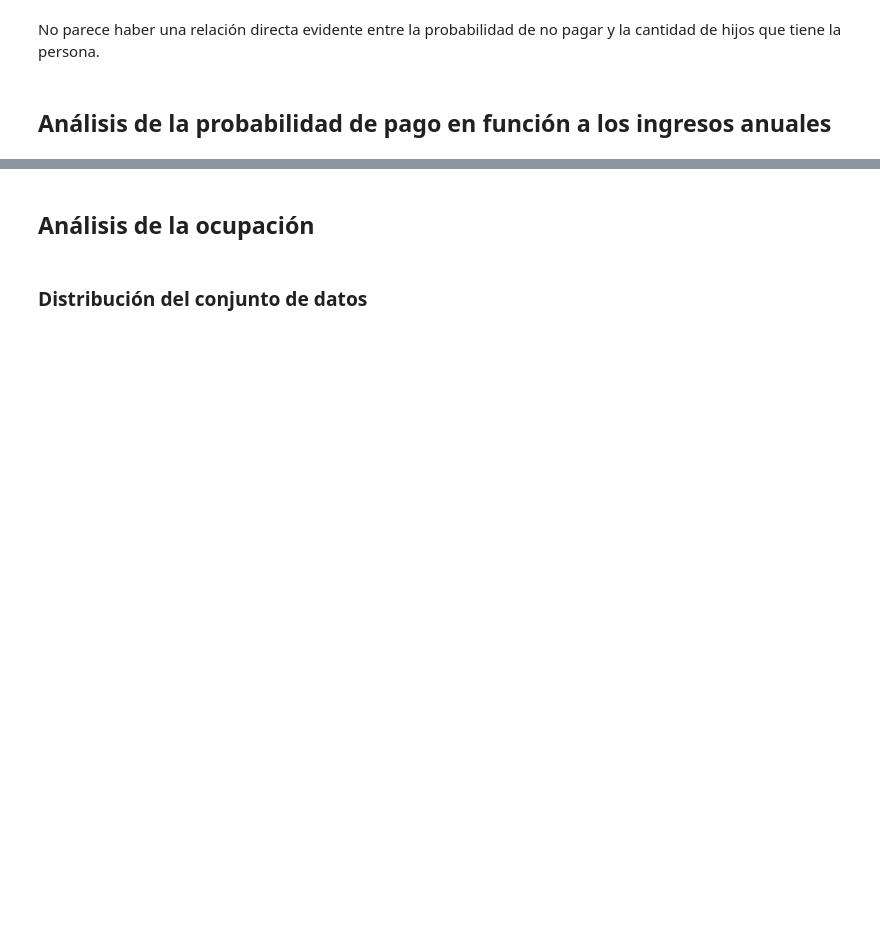
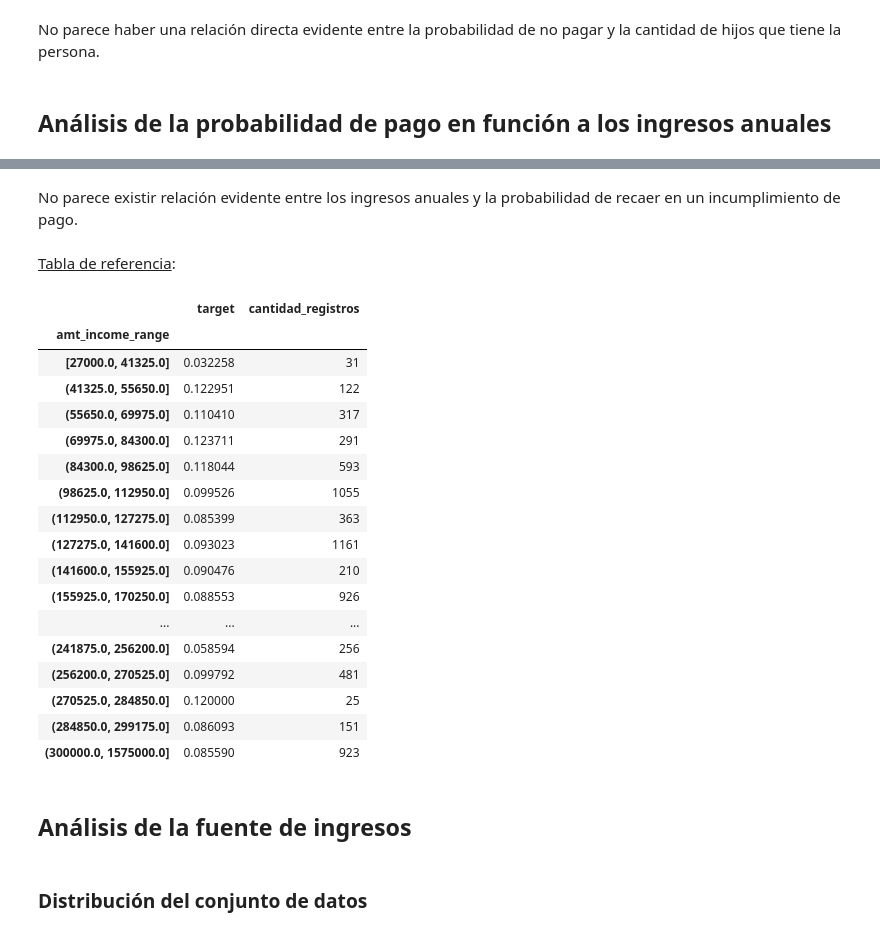
Before and after one commit to AgusTrulli/ML_Grupo_2, a Jupyter notebook: tp1_EDA.ipynb, the cells around one changed output, grey strips where cells are left out. Cells and saved outputs as stored; diff of their text form; code cells hidden in the pictures; blank space fills up the shorter version.

```diff
--- a/tp1_EDA.ipynb
+++ b/tp1_EDA.ipynb
@@ -447,0 +470,12 @@ No se puede observar una tendencia clara entre las dos variables, pero se puede
+# %%
+piv = df_clients.pivot_table('target', 'amt_income_range')
+piv.reset_index(inplace=True)
+
+piv['aux_sort'] = ((piv['amt_income_range'].str.split(',').str[1]).str.split(']').str[0]).astype('float64')
+piv.set_index('amt_income_range', inplace=True)
+piv.sort_values('aux_sort', inplace=True)
+
+piv.drop(['aux_sort'], axis='columns', inplace=True)
+
+piv.plot.line(width=950, height=500, rot=90, ylim=(0,1),
+              title='Probabilidad de pago según rango de ingresos')
@@ -448,5 +486,34 @@ No se puede observar una tendencia clara entre las dos variables, pero se puede
+# %% [markdown]
+No parece existir relación evidente entre los ingresos anuales y la probabilidad de recaer en un incumplimiento de pago.
+# %% [markdown]
+<u>Tabla de referencia</u>:
+# %%
+vc = df_clients.amt_income_range.value_counts().to_frame()
+vc.rename(columns={'amt_income_range': 'qty'}, inplace=True)
+
+piv['cantidad_registros'] = vc.qty
+piv
+# %% [output]
+|  | target | cantidad_registros |
+| amt_income_range |  |  |
+| [27000.0, 41325.0] | 0.032258 | 31 |
+| (41325.0, 55650.0] | 0.122951 | 122 |
+| (55650.0, 69975.0] | 0.110410 | 317 |
+| (69975.0, 84300.0] | 0.123711 | 291 |
+| (84300.0, 98625.0] | 0.118044 | 593 |
+| (98625.0, 112950.0] | 0.099526 | 1055 |
+| (112950.0, 127275.0] | 0.085399 | 363 |
+| (127275.0, 141600.0] | 0.093023 | 1161 |
+| (141600.0, 155925.0] | 0.090476 | 210 |
+| (155925.0, 170250.0] | 0.088553 | 926 |
+| ... | ... | ... |
+| (241875.0, 256200.0] | 0.058594 | 256 |
+| (256200.0, 270525.0] | 0.099792 | 481 |
+| (270525.0, 284850.0] | 0.120000 | 25 |
+| (284850.0, 299175.0] | 0.086093 | 151 |
+| (300000.0, 1575000.0] | 0.085590 | 923 |
 # %% [markdown]
-## Análisis de la ocupación
+## Análisis de la fuente de ingresos
 # %% [markdown]
 ### Distribución del conjunto de datos
 # %%
```
Also changed, not shown: parts of 75 cells of this notebook.
